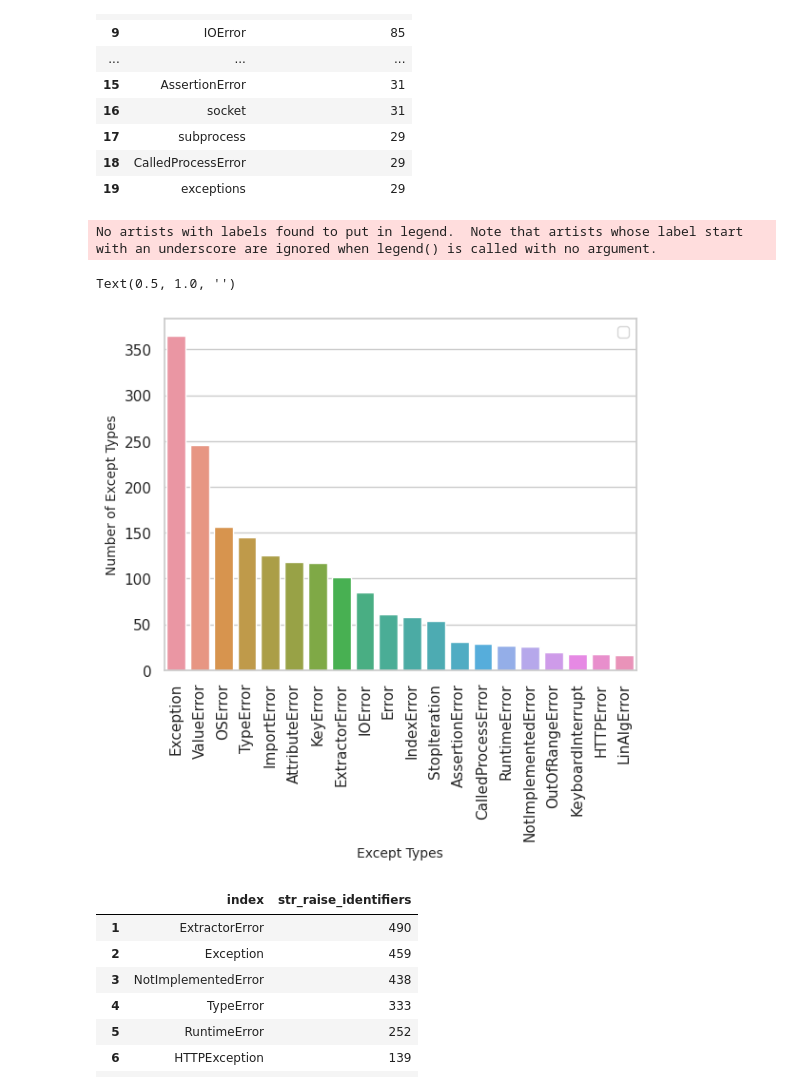
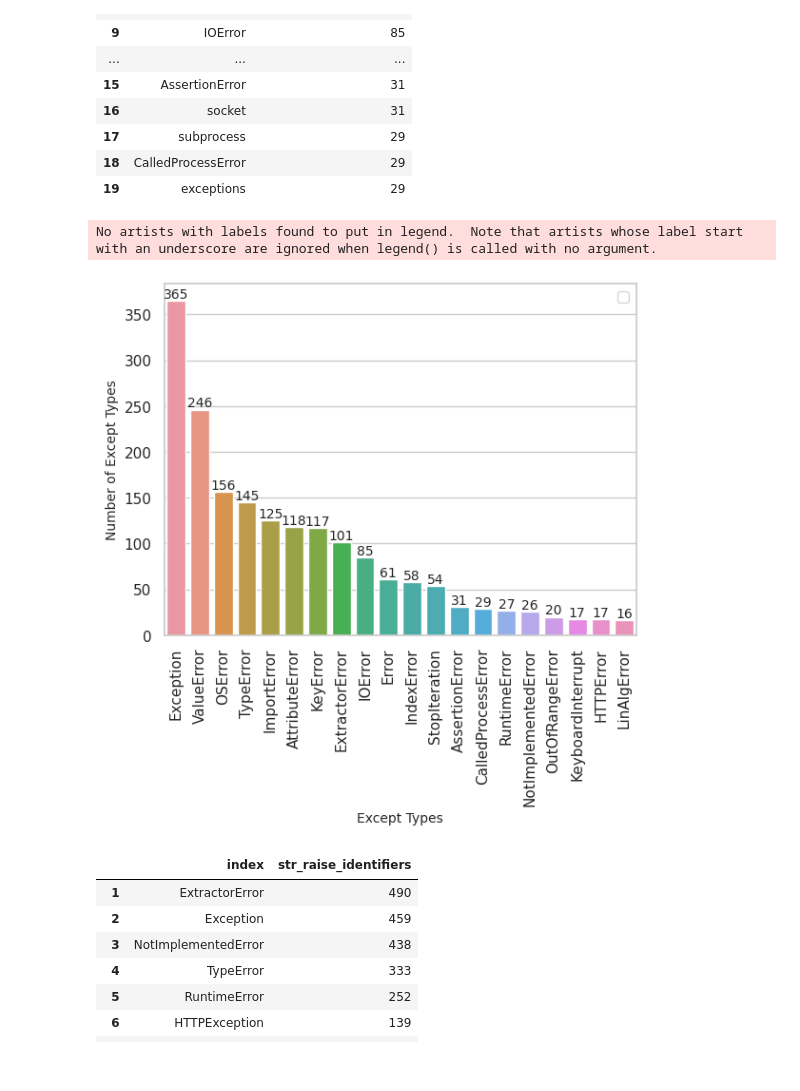
Before and after one commit to r4phael/exception-miner-multi, a Jupyter notebook: notebooks/eh_py_analysis.ipynb, the cells around one changed output. Drawn from its saved outputs; the diff is of its cells as text; code cells hidden in the pictures.

```diff
--- a/notebooks/eh_py_analysis.ipynb
+++ b/notebooks/eh_py_analysis.ipynb
@@ -363,3 +363,9 @@ df_total
 | 1 | Raise | 8.239750 |
 | 2 | Try & Else | 5.764967 |
 | 3 | Finally | 17.627494 |
+# %%
+#rename columns:
+df_total.columns = ['Exception Handling', 'Percentage']
+df_total['Percentage'] = df_total['Percentage'].round(2)
+
+df_total
@@ -370,11 +382,14 @@ import seaborn as sns
 import matplotlib.pyplot as plt
 sns.set_theme(style="whitegrid")
 
-sns.barplot(data=df_total, x="index", y=0)
+ax = sns.barplot(data=df_total, x="Exception Handling", y="Percentage")
 plt.ylabel("Percentual (%)", fontsize= 10)
 plt.xlabel("Exception Handling Practices", fontsize= 10)
 plt.tick_params(axis='x', rotation=45)
 plt.legend(loc="best", ncol=3)
 plt.title("", fontsize= 15)
+
+for i in ax.containers:
+    ax.bar_label(i, fontsize=10)
 # %% [output]
 No artists with labels found to put in legend.  Note that artists whose label start with an underscore are ignored when legend() is called with no argument.
@@ -433,16 +447,18 @@ df_except_types = df_except_types[df_except_types['str_uniq_identifiers'].notna(
 # %%
 sns.set_theme(style="whitegrid")
 
-fig = sns.barplot(data=df_except_types.head(20), x="str_uniq_identifiers", y="str_except_identifiers").get_figure()
+ax = sns.barplot(data=df_except_types.head(20), x="str_uniq_identifiers", y="str_except_identifiers")
 plt.ylabel("Number of Except Types", fontsize= 10)
 plt.xlabel("Except Types", fontsize= 10)
 plt.tick_params(axis='x', rotation=90)
 plt.legend(loc="best", ncol=3)
 plt.title("", fontsize= 15)
+
+for i in ax.containers:
+    ax.bar_label(i, fontsize=10)
 # %% [output]
 No artists with labels found to put in legend.  Note that artists whose label start with an underscore are ignored when legend() is called with no argument.
-Text(0.5, 1.0, '')
-[figure, old version]
+[figure, new version]
 # %%
 df_raise_types = df.str_raise_identifiers.str.split(" ").explode().value_counts().reset_index()
 df_raise_types = df_raise_types[1:]
```
Also changed, not shown: parts of 14 cells of this notebook.
